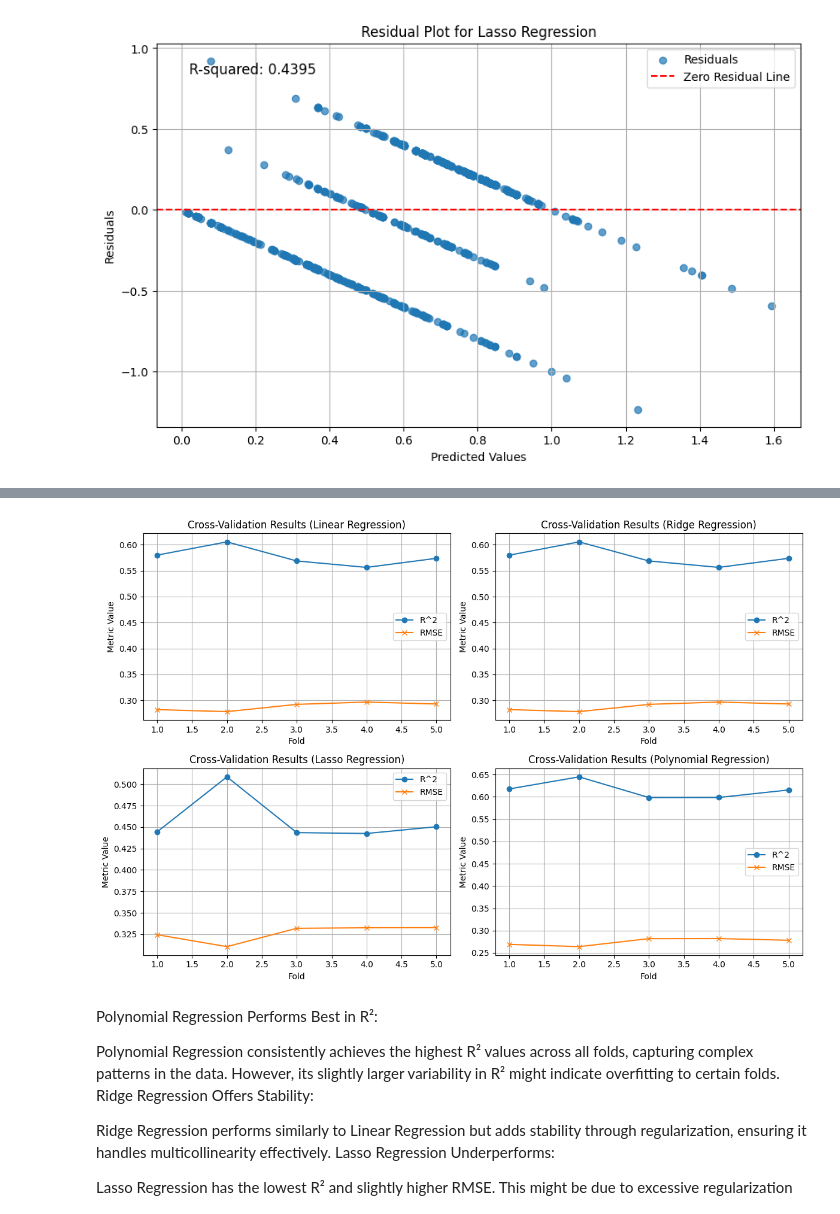
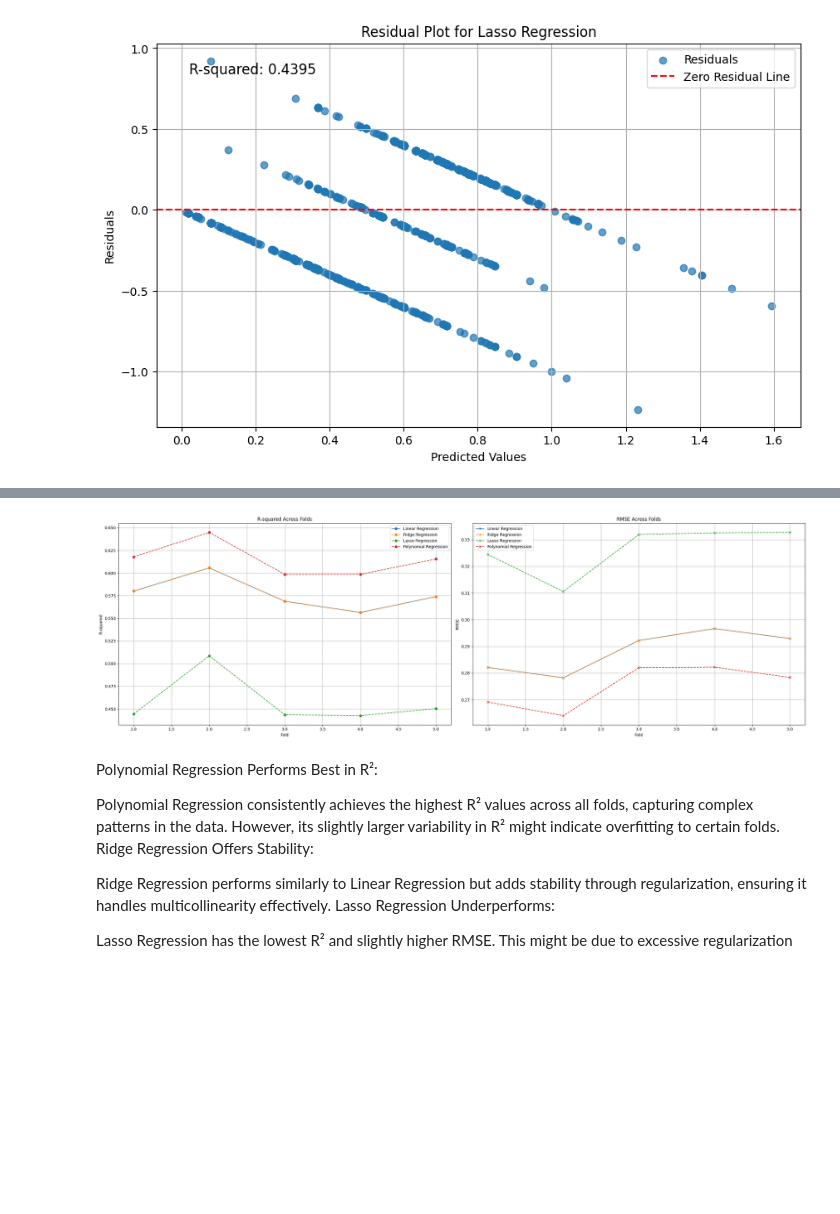
Before and after one commit to SAMYSOSERIOUS/Stats-analytics, a Jupyter notebook: DataDay7.ipynb, the cells around one changed output, grey strips where cells are left out. Drawn from its saved outputs; the diff is of its cells as text; code cells hidden in the pictures; blank space fills up the shorter version.

```diff
--- a/DataDay7.ipynb
+++ b/DataDay7.ipynb
@@ -529,33 +535,42 @@ Polynomial Regression Standard Deviation (RMSE): 0.007306422807229701
 # %%
 import matplotlib.pyplot as plt
 
-
 models = {
-    'Linear Regression': {'r2': [0.58005483,0.60565963 ,0.56881468, 0.55643439 ,0.57396329], 'rmse': [0.28209417, 0.27820343 ,0.29220875 ,0.29666865 ,0.2929431]},
-    'Ridge Regression': {'r2': [0.58002947,0.60566937 ,0.56881431 ,0.55644649 ,0.57398358], 'rmse': [0.28210269, 0.27819999 ,0.29220887 ,0.2966646 , 0.29293612]},
-    'Lasso Regression': {'r2': [0.44437297,0.5085787 , 0.44353226 ,0.44254164 ,0.45039882], 'rmse': [0.32448117, 0.31056596, 0.33195654 ,0.33258215 ,0.33272358]},
-    'Polynomial Regression': {'r2': [0.61780181 ,0.64482831 ,0.59843937 ,0.59859768 ,0.61544464], 'rmse': [0.26911762 ,0.2640256, 0.281992  , 0.28221666 ,0.27831665]}
+    'Linear Regression': {'r2': [0.58005483, 0.60565963, 0.56881468, 0.55643439, 0.57396329], 'rmse': [0.28209417, 0.27820343, 0.29220875, 0.29666865, 0.2929431]},
+    'Ridge Regression': {'r2': [0.58002947, 0.60566937, 0.56881431, 0.55644649, 0.57398358], 'rmse': [0.28210269, 0.27819999, 0.29220887, 0.2966646, 0.29293612]},
+    'Lasso Regression': {'r2': [0.44437297, 0.5085787, 0.44353226, 0.44254164, 0.45039882], 'rmse': [0.32448117, 0.31056596, 0.33195654, 0.33258215, 0.33272358]},
+    'Polynomial Regression': {'r2': [0.61780181, 0.64482831, 0.59843937, 0.59859768, 0.61544464], 'rmse': [0.26911762, 0.2640256, 0.281992, 0.28221666, 0.27831665]}
 }
 
-fig, axes = plt.subplots(nrows=2, ncols=2, figsize=(12, 8))
+# Create a single figure with two subplots side by side
+fig, axes = plt.subplots(1, 2, figsize=(25, 8))  # Increased width
 
-for i, (name, metrics) in enumerate(models.items()):
-    row = i // 2
-    col = i % 2
+# Plot R-squared values on the first subplot (axes[0])
+for name, metrics in models.items():
+    linestyle = '-' if name == 'Linear Regression' else '--'  # Condition for line style
+    axes[0].plot(range(1, len(metrics['r2']) + 1), metrics['r2'], label=name, marker='o', linestyle=linestyle)
 
-    axes[row, col].plot(range(1, len(metrics['r2']) + 1), metrics['r2'], label='R^2', marker='o')
-    axes[row, col].plot(range(1, len(metrics['rmse']) + 1), metrics['rmse'], label='RMSE', marker='x')
-    axes[row, col].set_title(f"Cross-Validation Results ({name})")
-    axes[row, col].set_xlabel("Fold")
-    axes[row, col].set_ylabel("Metric Value")
-    axes[row, col].legend()
+axes[0].set_title("R-squared Across Folds")
+axes[0].set_xlabel("Fold")
+axes[0].set_ylabel("R-squared")
+axes[0].legend()
+axes[0].grid(True)
 
-    axes[row, col].grid(True)
+# Plot RMSE values on the second subplot (axes[1])
+for name, metrics in models.items():
+    linestyle = '-' if name == 'Linear Regression' else '--'  # Condition for line style
+    axes[1].plot(range(1, len(metrics['rmse']) + 1), metrics['rmse'], label=name, marker='x', linestyle=linestyle)
+
+axes[1].set_title("RMSE Across Folds")
+axes[1].set_xlabel("Fold")
+axes[1].set_ylabel("RMSE")
+axes[1].legend()
+axes[1].grid(True)
 
 plt.tight_layout()
 plt.show()
 # %% [output]
-[figure, old version]
+[figure, new version]
 # %% [markdown]
 Polynomial Regression Performs Best in R²:
 
```
Also changed, not shown: parts of 11 cells of this notebook.
